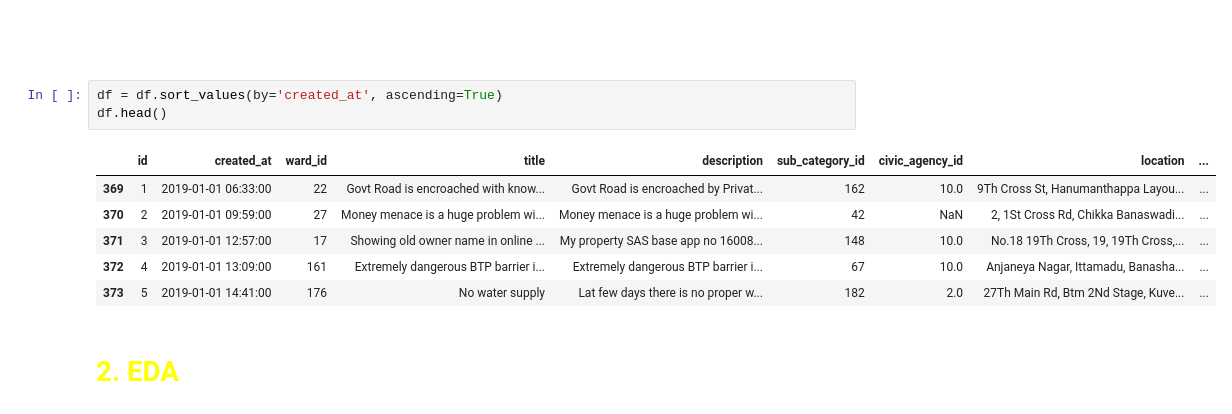
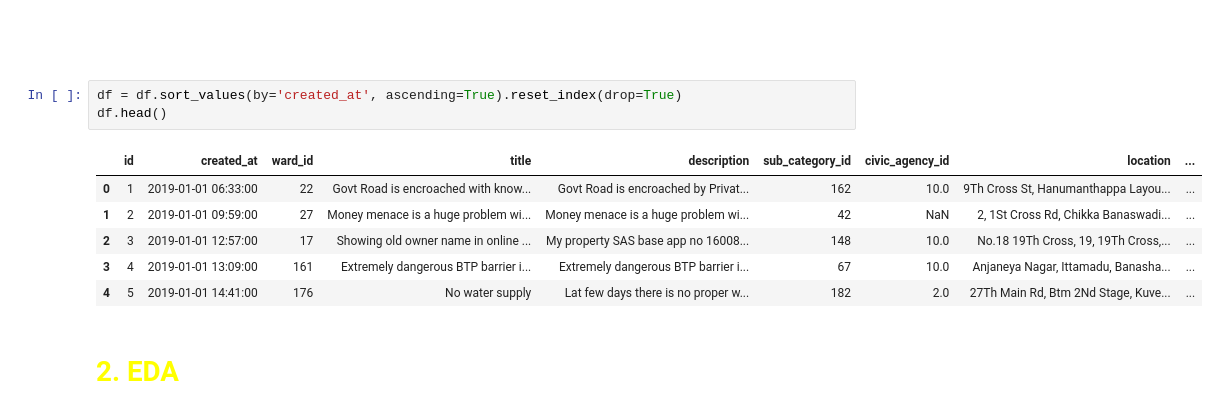
Before and after one commit to sandipan-ds/ai_grievance_system, a Jupyter notebook: notebook/ai_grievance_system.ipynb, the cells around one changed output. Saved outputs shown, nothing was run; the diff lists cells and outputs as text.

```diff
--- a/notebook/ai_grievance_system.ipynb
+++ b/notebook/ai_grievance_system.ipynb
@@ -132,15 +155,15 @@ df.head(1)
 Let's sort the dataset by datetime column 'created_at' so that while evaluating the metrics we can track the data drift if nay over time.
 </p>
 # %%
-df = df.sort_values(by='created_at', ascending=True)
+df = df.sort_values(by='created_at', ascending=True).reset_index(drop=True)
 df.head()
 # %% [output]
 |  | id | created_at | ward_id | title | description | sub_category_id | civic_agency_id | location | ... |
-| 369 | 1 | 2019-01-01 06:33:00 | 22 | Govt Road is encroached with know... | Govt Road is encroached by Privat... | 162 | 10.0 | 9Th Cross St, Hanumanthappa Layou... | ... |
-| 370 | 2 | 2019-01-01 09:59:00 | 27 | Money menace is a huge problem wi... | Money menace is a huge problem wi... | 42 | NaN | 2, 1St Cross Rd, Chikka Banaswadi... | ... |
-| 371 | 3 | 2019-01-01 12:57:00 | 17 | Showing old owner name in online ... | My property SAS base app no 16008... | 148 | 10.0 | No.18 19Th Cross, 19, 19Th Cross,... | ... |
-| 372 | 4 | 2019-01-01 13:09:00 | 161 | Extremely dangerous BTP barrier i... | Extremely dangerous BTP barrier i... | 67 | 10.0 | Anjaneya Nagar, Ittamadu, Banasha... | ... |
-| 373 | 5 | 2019-01-01 14:41:00 | 176 | No water supply | Lat few days there is no proper w... | 182 | 2.0 | 27Th Main Rd, Btm 2Nd Stage, Kuve... | ... |
+| 0 | 1 | 2019-01-01 06:33:00 | 22 | Govt Road is encroached with know... | Govt Road is encroached by Privat... | 162 | 10.0 | 9Th Cross St, Hanumanthappa Layou... | ... |
+| 1 | 2 | 2019-01-01 09:59:00 | 27 | Money menace is a huge problem wi... | Money menace is a huge problem wi... | 42 | NaN | 2, 1St Cross Rd, Chikka Banaswadi... | ... |
+| 2 | 3 | 2019-01-01 12:57:00 | 17 | Showing old owner name in online ... | My property SAS base app no 16008... | 148 | 10.0 | No.18 19Th Cross, 19, 19Th Cross,... | ... |
+| 3 | 4 | 2019-01-01 13:09:00 | 161 | Extremely dangerous BTP barrier i... | Extremely dangerous BTP barrier i... | 67 | 10.0 | Anjaneya Nagar, Ittamadu, Banasha... | ... |
+| 4 | 5 | 2019-01-01 14:41:00 | 176 | No water supply | Lat few days there is no proper w... | 182 | 2.0 | 27Th Main Rd, Btm 2Nd Stage, Kuve... | ... |
 # %% [markdown]
 <h1 style="color: yellow; font-weight: bold;">
 2. EDA
```
Also changed, not shown: parts of 5 cells of this notebook, 3 other files.
